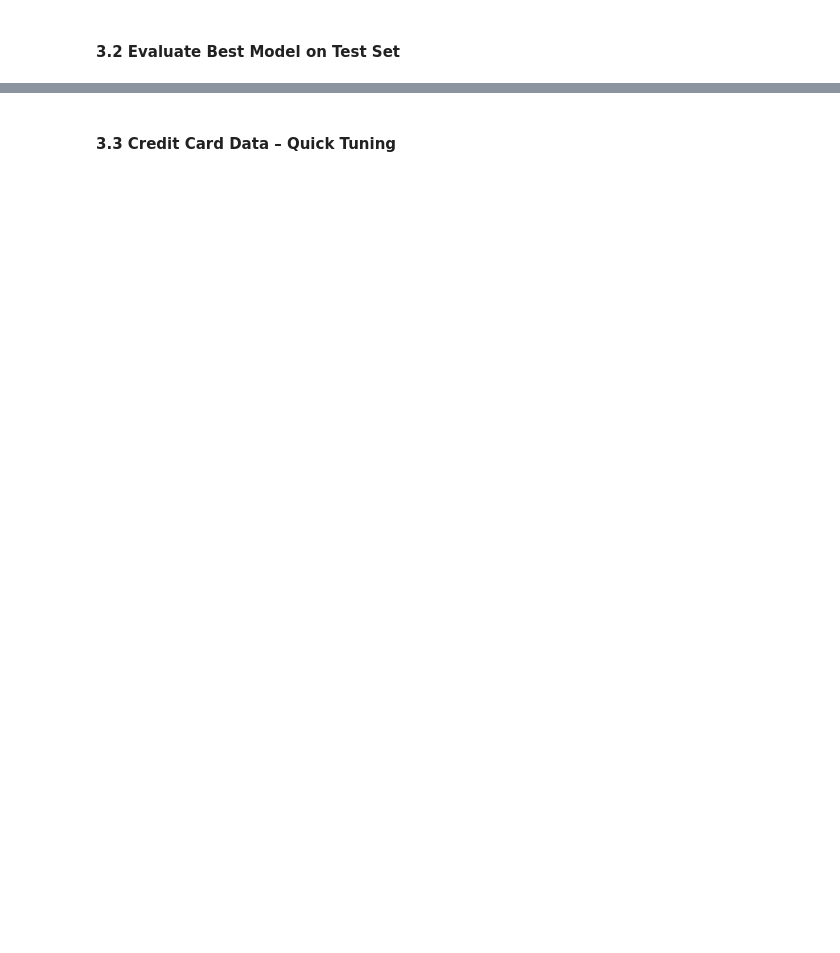
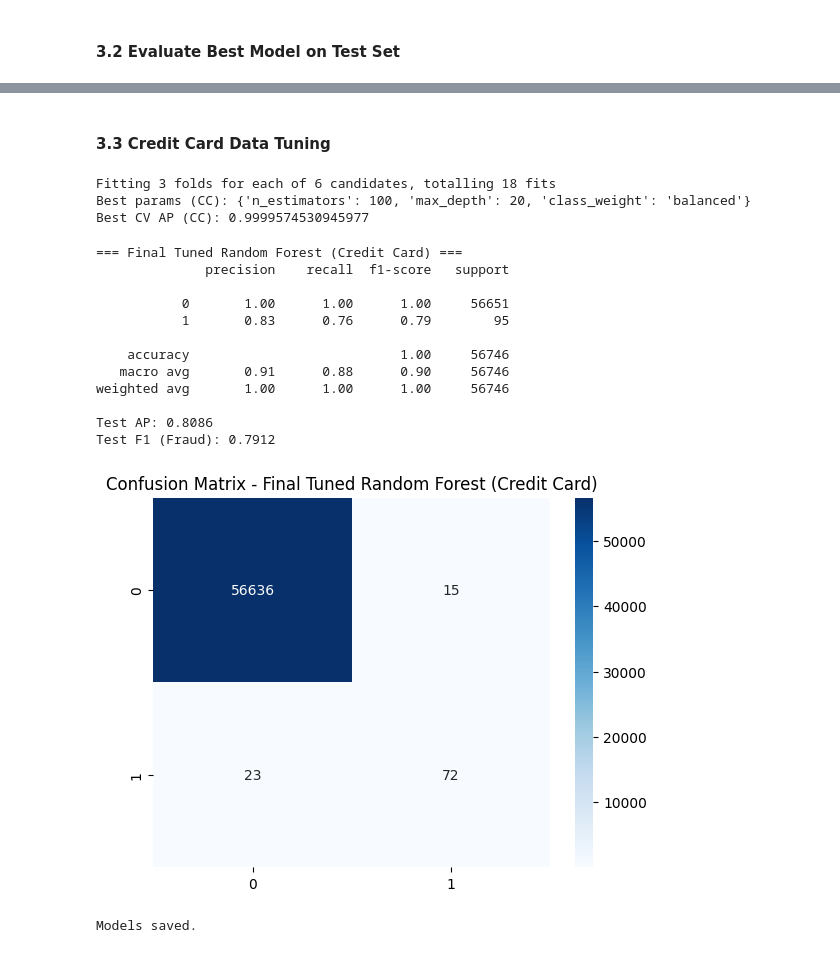
Before and after one commit to HermonaDev/fraud-detection, a Jupyter notebook: notebooks/modeling.ipynb, the cells around one changed output, grey strips where cells are left out. Drawn from its saved outputs; the diff is of its cells as text; code cells hidden in the pictures; blank space fills up the shorter version.

```diff
--- a/notebooks/modeling.ipynb
+++ b/notebooks/modeling.ipynb
@@ -361,26 +397,68 @@ plt.show()
 # %% [markdown]
-#### 3.3 Credit Card Data – Quick Tuning
+#### 3.3 Credit Card Data Tuning
 # %%
-# Smaller grid for speed
-param_grid_cc = {
-    'n_estimators': [100],
-    'max_depth': [10, 20],
+# Subsample credit card training data (already resampled, but large)
+sample_size_cc = 50000
+X_cc_sample, y_cc_sample = resample(
+    X_train_cc_res, y_train_cc_res,
+    n_samples=sample_size_cc,
+    stratify=y_train_cc_res,
+    random_state=42
+)
+
+param_dist_cc = {
+    'n_estimators': [100, 150],
+    'max_depth': [10, 20, None],
     'class_weight': ['balanced']
 }
 
 rf_cc = RandomForestClassifier(random_state=42)
-grid_cc = GridSearchCV(rf_cc, param_grid_cc, cv=3, scoring='average_precision', n_jobs=-1, verbose=1)
-grid_cc.fit(X_train_cc_res, y_train_cc_res)
 
-print("Best params (CC):", grid_cc.best_params_)
-print("Best CV AP (CC):", grid_cc.best_score_)
+random_search_cc = RandomizedSearchCV(
+    rf_cc, param_dist_cc, n_iter=6, cv=3,
+    scoring='average_precision', n_jobs=-1, random_state=42, verbose=1
+)
+random_search_cc.fit(X_cc_sample, y_cc_sample)
 
-# Evaluate
-best_rf_cc = grid_cc.best_estimator_
-y_pred_cc = best_rf_cc.predict(X_test_cc)
-y_prob_cc = best_rf_cc.predict_proba(X_test_cc)[:, 1]
-print(classification_report(y_test_cc, y_pred_cc))
-print(f"Test AP: {average_precision_score(y_test_cc, y_prob_cc):.4f}")
+print("Best params (CC):", random_search_cc.best_params_)
+print("Best CV AP (CC):", random_search_cc.best_score_)
+# %% [output]
+Fitting 3 folds for each of 6 candidates, totalling 18 fits
+Best params (CC): {'n_estimators': 100, 'max_depth': 20, 'class_weight': 'balanced'}
+Best CV AP (CC): 0.9999574530945977
+# %%
+# After random_search_cc finishes, train final model on full data
+best_params_cc = random_search_cc.best_params_
+
+final_rf_cc = RandomForestClassifier(**best_params_cc, random_state=42, n_jobs=-1)
+final_rf_cc.fit(X_train_cc_res, y_train_cc_res)
+
+y_pred_cc = final_rf_cc.predict(X_test_cc)
+y_prob_cc = final_rf_cc.predict_proba(X_test_cc)[:, 1]
+
+print("=== Final Tuned Random Forest (Credit Card) ===")
+print(classification_report(y_test_cc, y_pred_cc))
+print(f"Test AP: {average_precision_score(y_test_cc, y_prob_cc):.4f}")
+print(f"Test F1 (Fraud): {f1_score(y_test_cc, y_pred_cc, pos_label=1):.4f}")
+
+cm_cc = confusion_matrix(y_test_cc, y_pred_cc)
+sns.heatmap(cm_cc, annot=True, fmt='d', cmap='Blues')
+plt.title('Confusion Matrix - Final Tuned Random Forest (Credit Card)')
+plt.show()
+# %% [output]
+=== Final Tuned Random Forest (Credit Card) ===
+              precision    recall  f1-score   support
+
+           0       1.00      1.00      1.00     56651
+           1       0.83      0.76      0.79        95
+
+    accuracy                           1.00     56746
+   macro avg       0.91      0.88      0.90     56746
+weighted avg       1.00      1.00      1.00     56746
+
+Test AP: 0.8086
+Test F1 (Fraud): 0.7912
+[figure, added]
 # %%
 import joblib
 from pathlib import Path
@@ -388,6 +466,8 @@ from pathlib import Path
 model_dir = Path("../models")
 model_dir.mkdir(exist_ok=True)
 
-joblib.dump(best_rf, model_dir / "rf_fraud_tuned.pkl")
-joblib.dump(best_rf_cc, model_dir / "rf_creditcard_tuned.pkl")
+joblib.dump(final_rf_fraud, model_dir / "rf_fraud_tuned.pkl")
+joblib.dump(final_rf_cc, model_dir / "rf_creditcard_tuned.pkl")
 print("Models saved.")
+# %% [output]
+Models saved.
```
Also changed, not shown: parts of 5 cells of this notebook.
